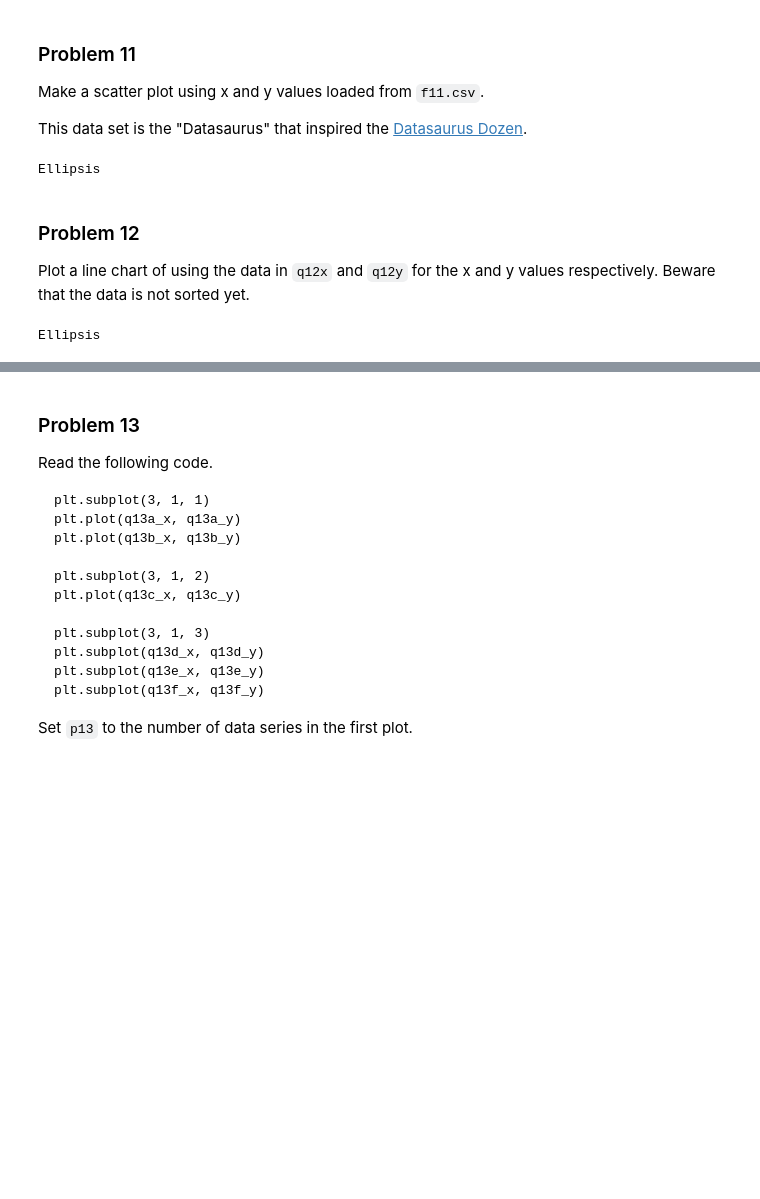
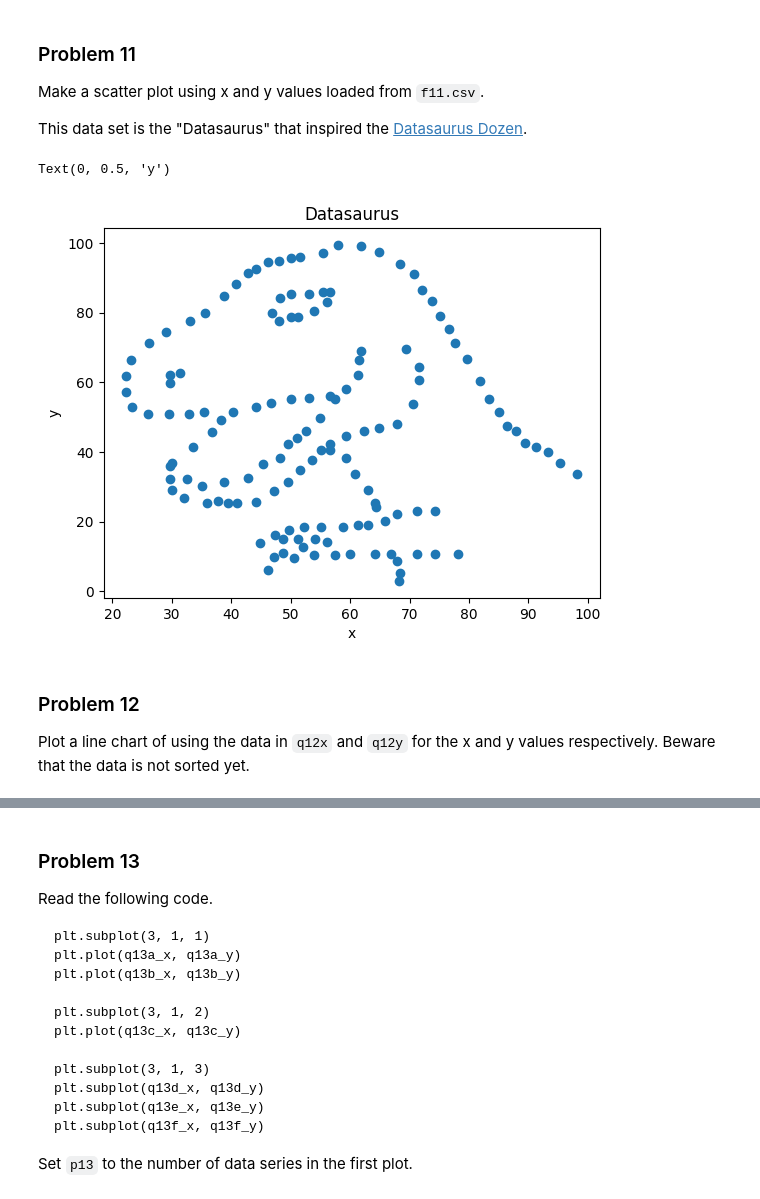
Before and after one commit to aqds-hub/Learning, a Jupyter notebook: dx602-homework-05-main/homework.ipynb, the cells around one changed output, grey strips where cells are left out. Drawn from its saved outputs; the diff is of its cells as text; code cells hidden in the pictures; blank space fills up the shorter version.

```diff
--- a/dx602-homework-05-main/homework.ipynb
+++ b/dx602-homework-05-main/homework.ipynb
@@ -283,12 +283,25 @@ plt.plot(q10)
 Make a scatter plot using x and y values loaded from `f11.csv`.
 
 This data set is the "Datasaurus" that inspired the [Datasaurus Dozen](https://www.research.autodesk.com/publications/same-stats-different-graphs/).
-# %%
-# YOUR CHANGES HERE
-
-...
-# %% [output]
-Ellipsis
+# %%
+# YOUR CHANGES HERE
+
+import csv
+
+q11x = []
+q11y = []
+with open("f11.csv", newline='') as f:
+    reader = csv.DictReader(f)
+    for row in reader:
+        q11x.append(float(row["x"]))
+        q11y.append(float(row["y"]))
+plt.scatter(q11x, q11y)
+plt.title("Datasaurus")
+plt.xlabel("x")
+plt.ylabel("y")
+# %% [output]
+Text(0, 0.5, 'y')
+[figure, added]
 # %% [markdown]
 ### Problem 12
 
@@ -299,9 +312,3 @@ Beware that the data is not sorted yet.
 
 q12x = [1, 9, 5, 7, 8, 2, 0, 3, 6, 4]
 q12y = [x**2 + 1 for x in q12x]
-# %%
-# YOUR CHANGES HERE
-
-...
-# %% [output]
-Ellipsis
```
Also changed, not shown: parts of 14 cells of this notebook, 1 other file.
